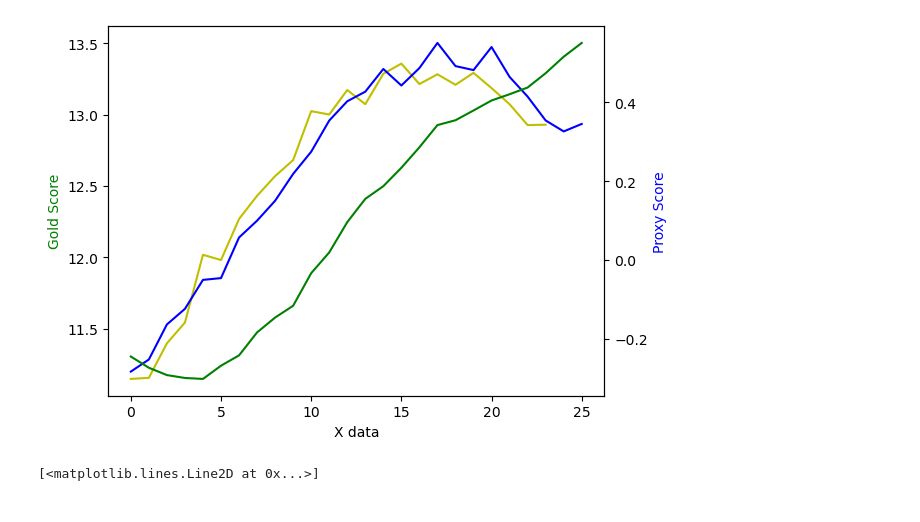
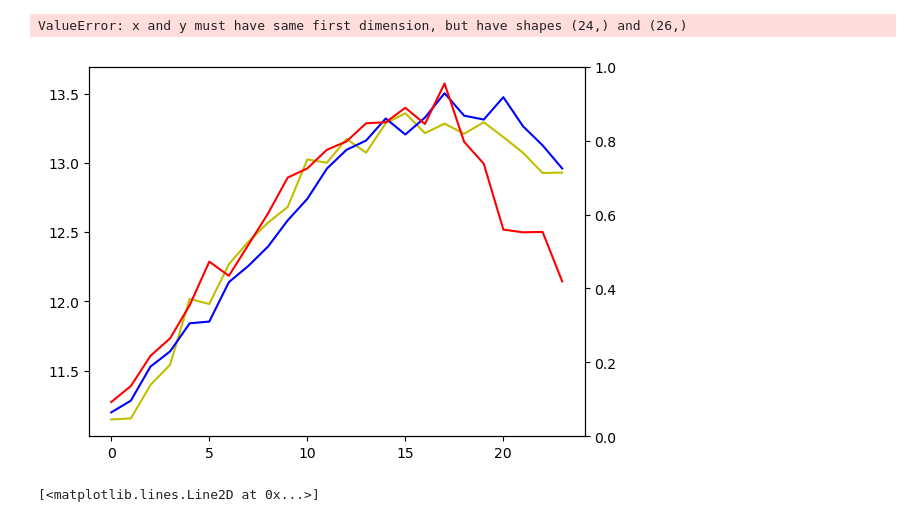
Before and after one commit to winnie0617/trl, a Jupyter notebook: gm_results.ipynb, the cells around one changed output. Saved outputs shown, nothing was run; the diff lists cells and outputs as text; code cells hidden in the pictures.

Commit message:
Add coef 0.5 results

```diff
--- a/gm_results.ipynb
+++ b/gm_results.ipynb
@@ -12,42 +12,51 @@ gold0 = np.array([])
 for rg in [(0,6), (6,12), (12,18), (18,24)]:
     df = pd.read_csv(f"/home/winnie/trl/results/coef0.0_testFalse_num{rg[0]}_{rg[1]}_8bit_tmp.csv", index_col=0)
     gold0 = np.hstack([gold0, df.mean().values])
-gold0 = np.hstack([gold0, np.array([np.nan, np.nan])])
+# gold0 = np.hstack([gold0, np.array([np.nan, np.nan])])
 
 gold1 = np.array([])
 for rg in [(0,6), (6,12), (12,19), (19,26)]:
     df = pd.read_csv(f"/home/winnie/trl/results/coef1.0_testFalse_num{rg[0]}_{rg[1]}_8bit_tmp.csv", index_col=0)
     gold1 = np.hstack([gold1, df.mean().values])
+gold1 = gold1[:24]
+
+gold5 = np.array([])
+for rg in [(0,8), (8,16), (16,24)]:
+    df = pd.read_csv(f"/home/winnie/trl/results/coef0.5_testFalse_num{rg[0]}_{rg[1]}_8bit_tmp.csv", index_col=0)
+    gold5 = np.hstack([gold5, df.mean().values])
+
 
 # raw = pd.read_csv("/home/winnie/trl/results/coef0.5_raw_reward.csv", index_col=0)
 penalized = pd.read_csv("/home/winnie/trl/results/coef1.0_penalized.csv", index_col=0)
 
 # raw = raw["ppo_llamavanilla_gradaccu1_gradnorm1_bs2048_coef0.5 - env/reward_mean"].values
 penalized = penalized["ppo_llamavanilla_gradaccu1_gradnorm1_bs2048_coef1.0 - ppo/returns/mean"].values
 # print(penalized)
 # plt.plot(range(len(gold)), gold)
 # plt.plot(range(len(my_rm)), my_rm)
 
 x = range(len(gold1))
 # y1 = gold
 # y2 = raw
 
 fig, ax1 = plt.subplots()
 
 ax2 = ax1.twinx()
 # ax1.plot(x, y1, 'g-')
 ax1.plot(x, gold0, 'y-')
 ax1.plot(x, gold1, 'b-')
+ax1.plot(x, gold5, 'r-')
 ax2.plot(x, penalized, 'g-')
 # ax2.plot(x, y3, 'r-')
 
 ax1.set_xlabel('X data')
-ax1.set_ylabel('Gold Score', color='g')
-ax2.set_ylabel('Proxy Score', color='b')
+ax1.set_ylabel('Gold Score', color='b')
+ax2.set_ylabel('Proxy Score', color='g')
 
 plt.show()
 # %% [output]
+ValueError: x and y must have same first dimension, but have shapes (24,) and (26,)
-[figure, old version]
+[figure, new version]
 # %%
 plt.plot(gold0)
 plt.plot(gold1)
```
